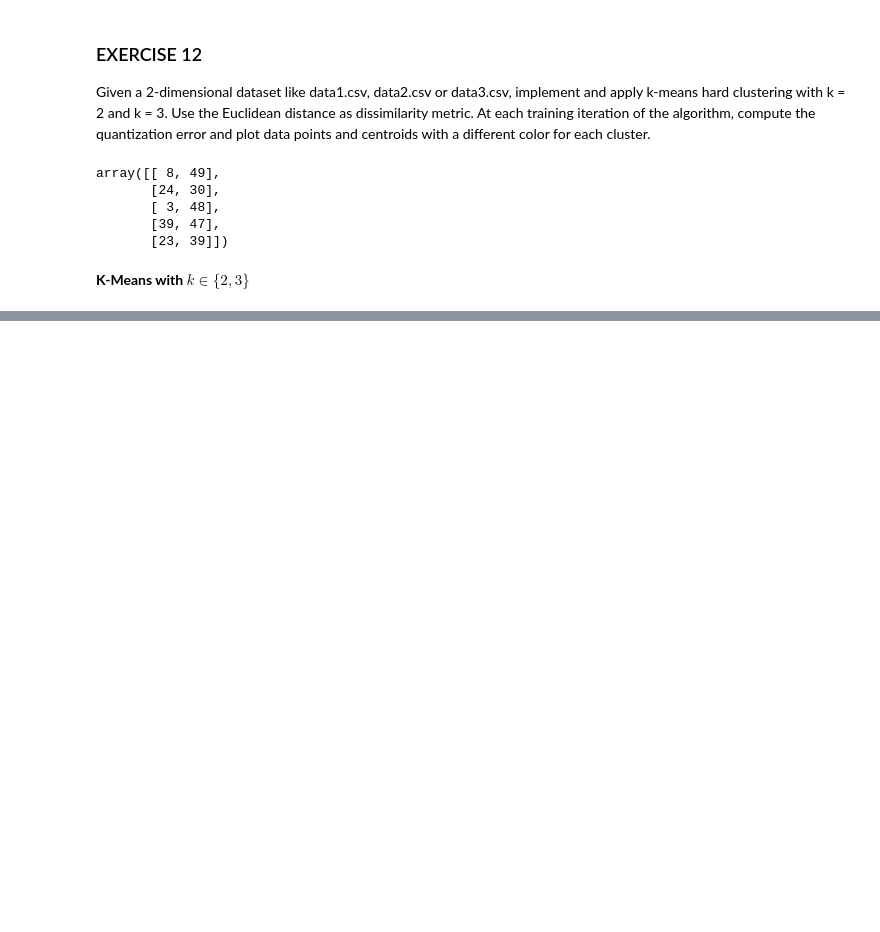
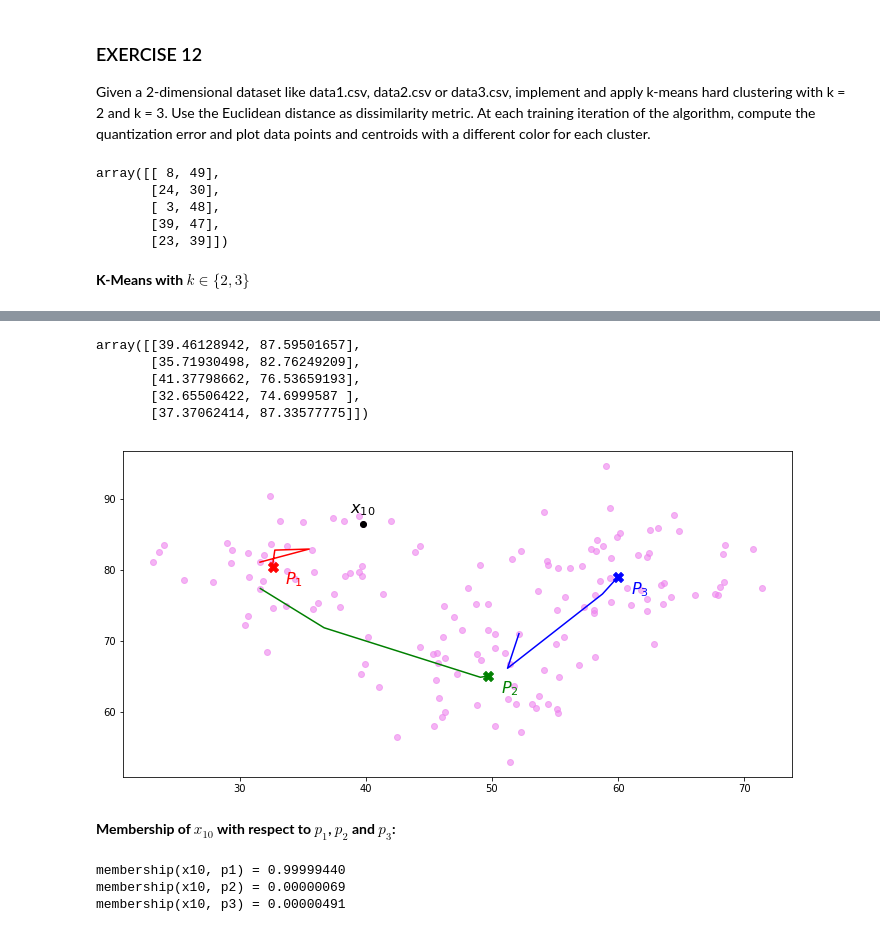
Before and after one commit to AlexSartori/ML-Lab, a Jupyter notebook: 2019.05.07.ipynb, the cells around one changed output, grey strips where cells are left out. Drawn from its saved outputs; the diff is of its cells as text; code cells hidden in the pictures; blank space fills up the shorter version.

```diff
--- a/2019.05.07.ipynb
+++ b/2019.05.07.ipynb
@@ -85,0 +93,64 @@ k_means(3)
+# %%
+dataset = pd.read_csv("Datasets/data3.csv")
+dataset = np.array(dataset)
+dataset[:5]
+# %% [output]
+array([[39.46128942, 87.59501657],
+       [35.71930498, 82.76249209],
+       [41.37798662, 76.53659193],
+       [32.65506422, 74.6999587 ],
+       [37.37062414, 87.33577775]])
+# %%
+def dist(a, b):
+    tmp = (b[0]-a[0])**2 + (b[1]-a[1])**2
+    return np.sqrt(tmp)
+
+
+def membership(x, p, i):
+    tmp = [np.exp(-dist(x, proto)) for proto in p]
+    return tmp[i]/sum(tmp)
+# %%
+k = 3
+η = 0.1
+prototypes = dataset[[32, 33, 123]]
+proto_history = np.array([prototypes.copy()])
+converged = False
+
+
+while not converged:
+    old_prototypes = prototypes.copy()
+
+    for row in dataset:
+        for i in range(len(prototypes)):
+            Δp = η * membership(row, prototypes, i) * (row-prototypes[i])
+            prototypes[i] += Δp
+
+    converged = np.array_equal(prototypes, old_prototypes)
+    proto_history = np.append(proto_history, [prototypes.copy()], axis=0)
+
+
+# Plot the data
+
+proto_colors = ['red', 'green', 'blue']
+plt.figure(figsize=(12, 6))
+plt.scatter(dataset[:, 0], dataset[:, 1], alpha=0.6, color='violet')
+
+for i in range(proto_history.shape[1]):
+    plt.plot(proto_history[:, i, 0], proto_history[:, i, 1], color=proto_colors[i])
+    plt.scatter(prototypes[i][0], prototypes[i][1], color=proto_colors[i], marker='X', s=100)
+    plt.text(prototypes[i][0]+1, prototypes[i][1]-2.5, '$P_'+str(i+1)+'$', color=proto_colors[i], fontsize=16)
+
+plt.scatter(dataset[10][0], dataset[10][1], color='black')
+plt.text(dataset[10][0]-1, dataset[10][1]+1.5, '$x_{10}$', fontsize=16)
+plt.show()
+# %% [output]
+[figure, added]
+# %% [markdown]
+**Membership of $x_{10}$ with respect to $p_1$, $p_2$ and $p_3$:**
+# %%
+for i, p in enumerate(prototypes):
+    print("membership(x10, p{}) = {:.8f}".format(i+1, membership(dataset[10], prototypes, i)))
+# %% [output]
+membership(x10, p1) = 0.99999440
+membership(x10, p2) = 0.00000069
+membership(x10, p3) = 0.00000491
```
Also changed, not shown: parts of 6 cells of this notebook.
